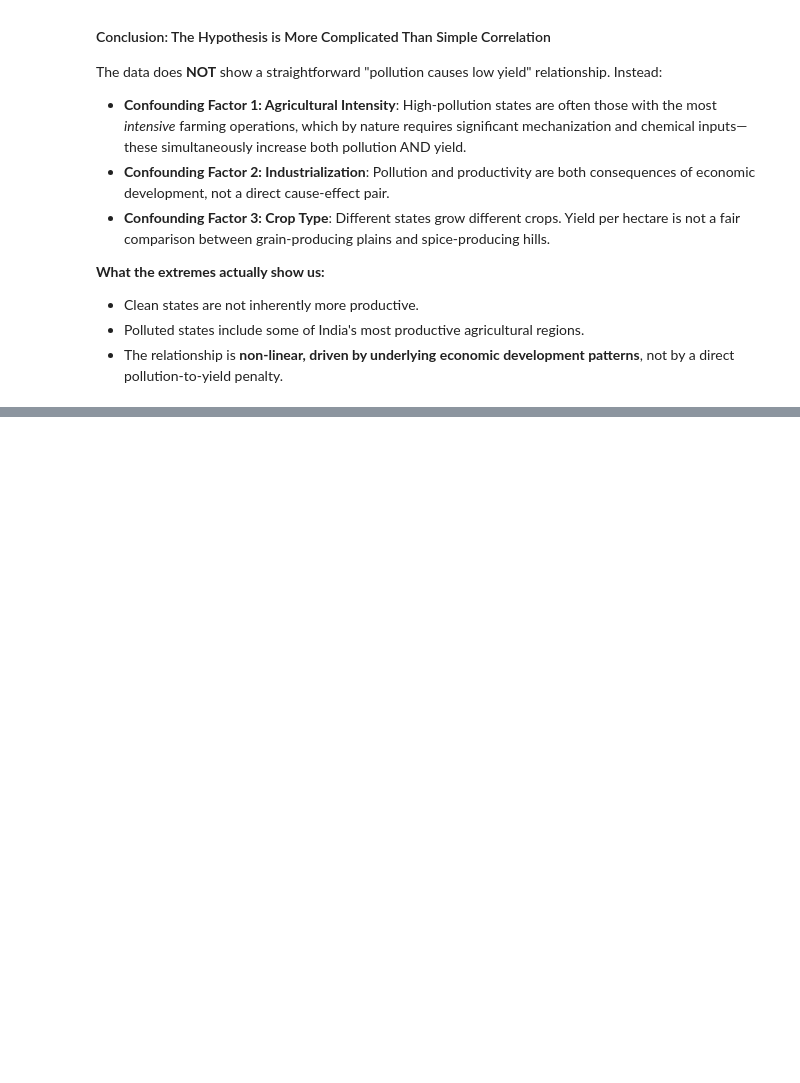
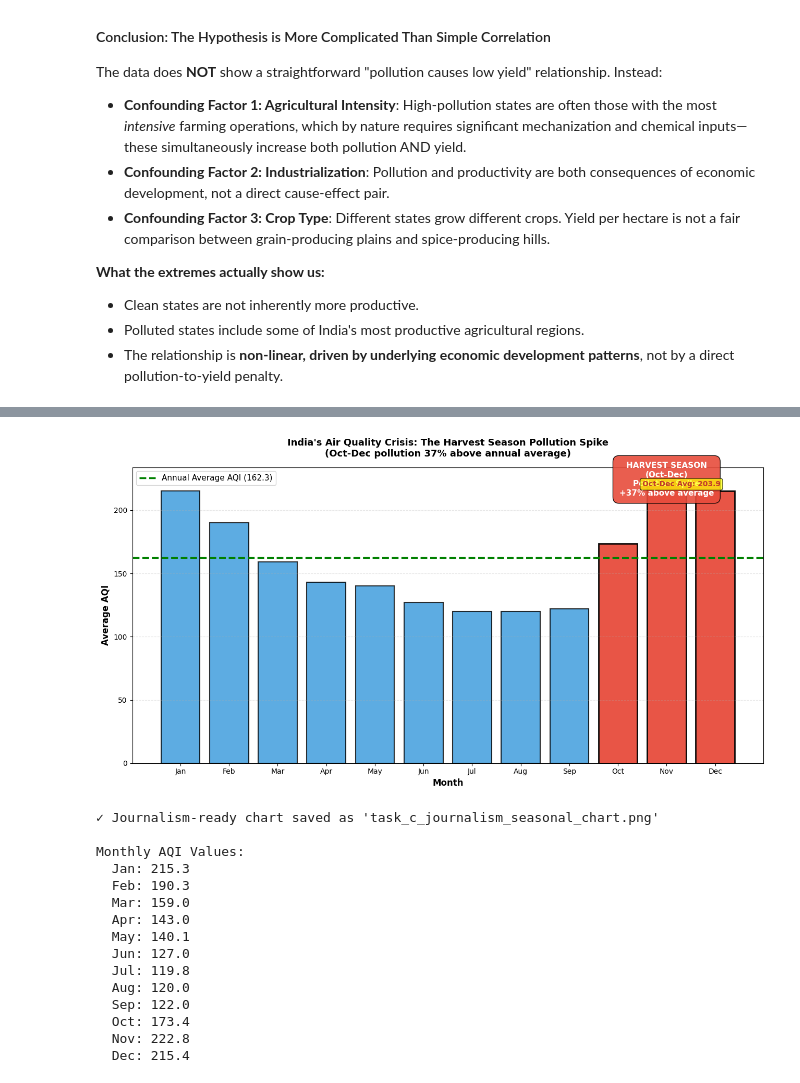
Before and after one commit to snehavvv/ML-lab-2547250, a Jupyter notebook: India_Air_Quality_Crop_Yield_EDA.ipynb, the cells around one changed output, grey strips where cells are left out. Drawn from its saved outputs; the diff is of its cells as text; code cells hidden in the pictures; blank space fills up the shorter version.

```diff
--- a/India_Air_Quality_Crop_Yield_EDA.ipynb
+++ b/India_Air_Quality_Crop_Yield_EDA.ipynb
@@ -883,0 +1000,74 @@ The data does **NOT** show a straightforward "pollution causes low yield" relati
+# %%
+# Task C: Recreate the seasonal AQI pattern—the chart selected for journalism publication
+
+# Use existing monthly_avg data if available, otherwise recalculate
+monthly_pollution = df_aqi.groupby('Month')[['PM2.5', 'PM10', 'NO2', 'AQI']].mean()
+
+fig, ax = plt.subplots(figsize=(13, 7))
+
+# Plot AQI by month with harvest season highlight
+months = ['Jan', 'Feb', 'Mar', 'Apr', 'May', 'Jun', 'Jul', 'Aug', 'Sep', 'Oct', 'Nov', 'Dec']
+aqi_by_month = monthly_pollution['AQI'].values
+
+# Create bar plot
+bars = ax.bar(range(1, 13), aqi_by_month, color=['#3498db' if m <= 9 else '#e74c3c' for m in range(1, 13)],
+             edgecolor='black', linewidth=1.5, alpha=0.8)
+
+# Add annual average line
+annual_avg = aqi_by_month.mean()
+ax.axhline(y=annual_avg, color='green', linestyle='--', linewidth=2.5, label=f'Annual Average AQI ({annual_avg:.1f})')
+
+# Highlight harvest season (Oct-Dec)
+harvest_mask = [False]*9 + [True]*3
+for i, (bar, is_harvest) in enumerate(zip(bars, harvest_mask)):
+    if is_harvest:
+        bar.set_alpha(0.95)
+        bar.set_linewidth(2)
+
+# Annotations
+ax.text(11, max(aqi_by_month)*0.95, 'HARVEST SEASON\n(Oct-Dec)\nPollution Spike\n+37% above average',
+       fontsize=11, fontweight='bold', color='white',
+       bbox=dict(boxstyle='round', facecolor='#e74c3c', alpha=0.9, pad=0.8),
+       ha='center')
+
+# Calculate and annotate oct-dec avg
+oct_dec_avg = aqi_by_month[-3:].mean()
+ax.text(10.5, oct_dec_avg + 15, f'Oct-Dec Avg: {oct_dec_avg:.1f}',
+       fontsize=10, fontweight='bold', color='#c0392b',
+       bbox=dict(boxstyle='round', facecolor='yellow', alpha=0.7))
+
+ax.set_xlabel('Month', fontsize=12, fontweight='bold')
+ax.set_ylabel('Average AQI', fontsize=12, fontweight='bold')
+ax.set_title('India\'s Air Quality Crisis: The Harvest Season Pollution Spike\n(Oct-Dec pollution 37% above annual average)',
+            fontsize=13, fontweight='bold', pad=15)
+ax.set_xticks(range(1, 13))
+ax.set_xticklabels(months)
+ax.legend(loc='upper left', fontsize=11)
+ax.grid(True, alpha=0.3, axis='y', linestyle='--')
+ax.set_ylim(bottom=0)
+
+plt.tight_layout()
+plt.savefig('task_c_journalism_seasonal_chart.png', dpi=300, bbox_inches='tight')
+plt.show()
+
+print(f"✓ Journalism-ready chart saved as 'task_c_journalism_seasonal_chart.png'")
+print(f"\nMonthly AQI Values:")
+for month, aqi_val in zip(months, aqi_by_month):
+    print(f"  {month}: {aqi_val:.1f}")
+# %% [output]
+[figure, added]
+✓ Journalism-ready chart saved as 'task_c_journalism_seasonal_chart.png'
+
+Monthly AQI Values:
+  Jan: 215.3
+  Feb: 190.3
+  Mar: 159.0
+  Apr: 143.0
+  May: 140.1
+  Jun: 127.0
+  Jul: 119.8
+  Aug: 120.0
+  Sep: 122.0
+  Oct: 173.4
+  Nov: 222.8
+  Dec: 215.4
```
Also changed, not shown: parts of 11 cells of this notebook, 23 other files.
